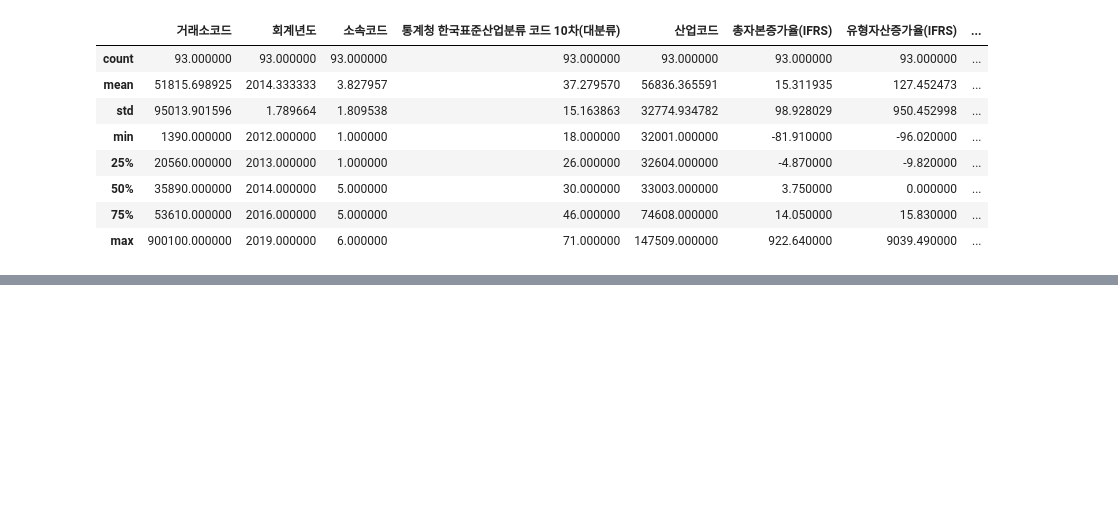
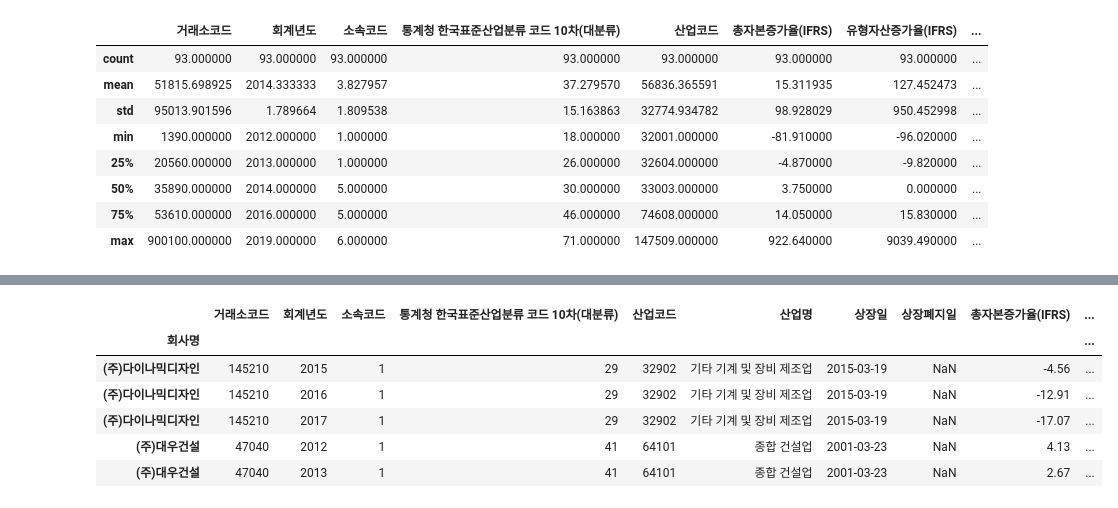
Before and after one commit to po5412409/Accounting-Fraud, a Jupyter notebook: 03.데이터EDA/재무비율_EDA .ipynb, the cells around one changed output, grey strips where cells are left out. Cells and saved outputs as stored; diff of their text form; code cells hidden in the pictures; blank space fills up the shorter version.

```diff
--- a/03.데이터EDA/재무비율_EDA .ipynb
+++ b/03.데이터EDA/재무비율_EDA .ipynb
@@ -49,0 +87,10 @@ df[df['label']==0].describe()
+# %%
+df.head()
+# %% [output]
+|  | 거래소코드 | 회계년도 | 소속코드 | 통계청 한국표준산업분류 코드 10차(대분류) | 산업코드 | 산업명 | 상장일 | 상장폐지일 | 총자본증가율(IFRS) | ... |
+| 회사명 |  |  |  |  |  |  |  |  |  | ... |
+| (주)다이나믹디자인 | 145210 | 2015 | 1 | 29 | 32902 | 기타 기계 및 장비 제조업 | 2015-03-19 | NaN | -4.56 | ... |
+| (주)다이나믹디자인 | 145210 | 2016 | 1 | 29 | 32902 | 기타 기계 및 장비 제조업 | 2015-03-19 | NaN | -12.91 | ... |
+| (주)다이나믹디자인 | 145210 | 2017 | 1 | 29 | 32902 | 기타 기계 및 장비 제조업 | 2015-03-19 | NaN | -17.07 | ... |
+| (주)대우건설 | 47040 | 2012 | 1 | 41 | 64101 | 종합 건설업 | 2001-03-23 | NaN | 4.13 | ... |
+| (주)대우건설 | 47040 | 2013 | 1 | 41 | 64101 | 종합 건설업 | 2001-03-23 | NaN | 2.67 | ... |
```
Also changed, not shown: parts of 7 cells of this notebook, 1 other file.
